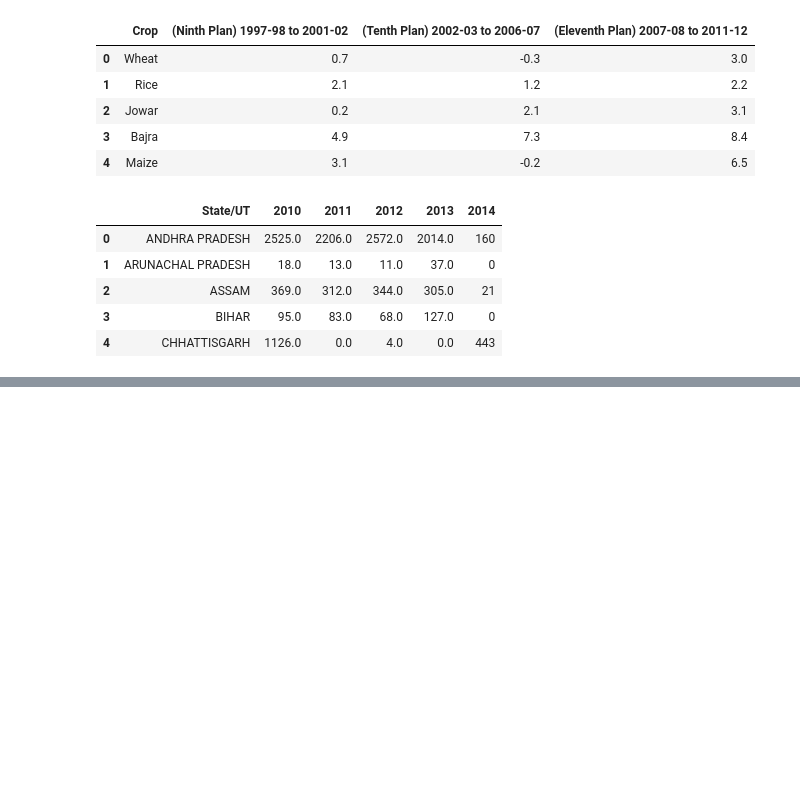
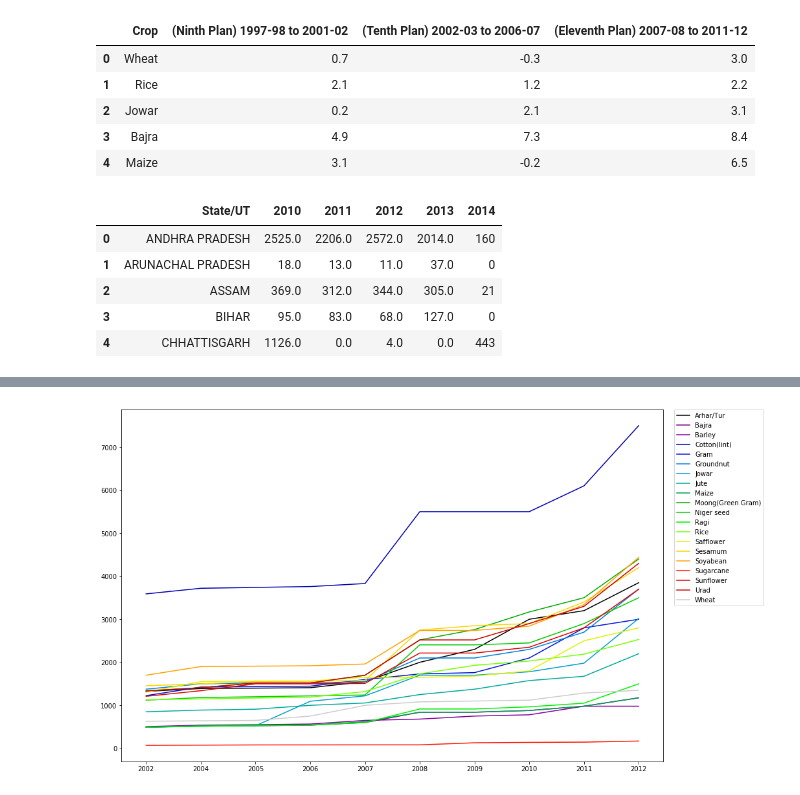
Before and after one commit to nitinvbharti/Agriculture_Analysis, a Jupyter notebook: Test_and_correct.ipynb, the cells around one changed output, grey strips where cells are left out. Cells and saved outputs as stored; diff of their text form; code cells hidden in the pictures; blank space fills up the shorter version.

```diff
--- a/Test_and_correct.ipynb
+++ b/Test_and_correct.ipynb
@@ -253,0 +265,12 @@ mplot.show()
+# %%
+years= crop_price.columns[1:]
+fig = mplot.figure(figsize=(15,10))
+ax1 = fig.add_subplot(111)
+colormap = plt.cm.nipy_spectral
+ax1.set_color_cycle([colormap(i) for i in np.linspace(0, 1,crop_price.shape[0])])
+for i in range(crop_price.shape[0]):
+    mplot.plot(crop_price.columns[1:],crop_price.iloc[i,1:])
+mplot.legend(crop_price.iloc[:,0],bbox_to_anchor=(1.02,1), borderaxespad=0)
+mplot.show()
+# %% [output]
+[figure, added]
```
Also changed, not shown: parts of 7 cells of this notebook, 1 other file.
